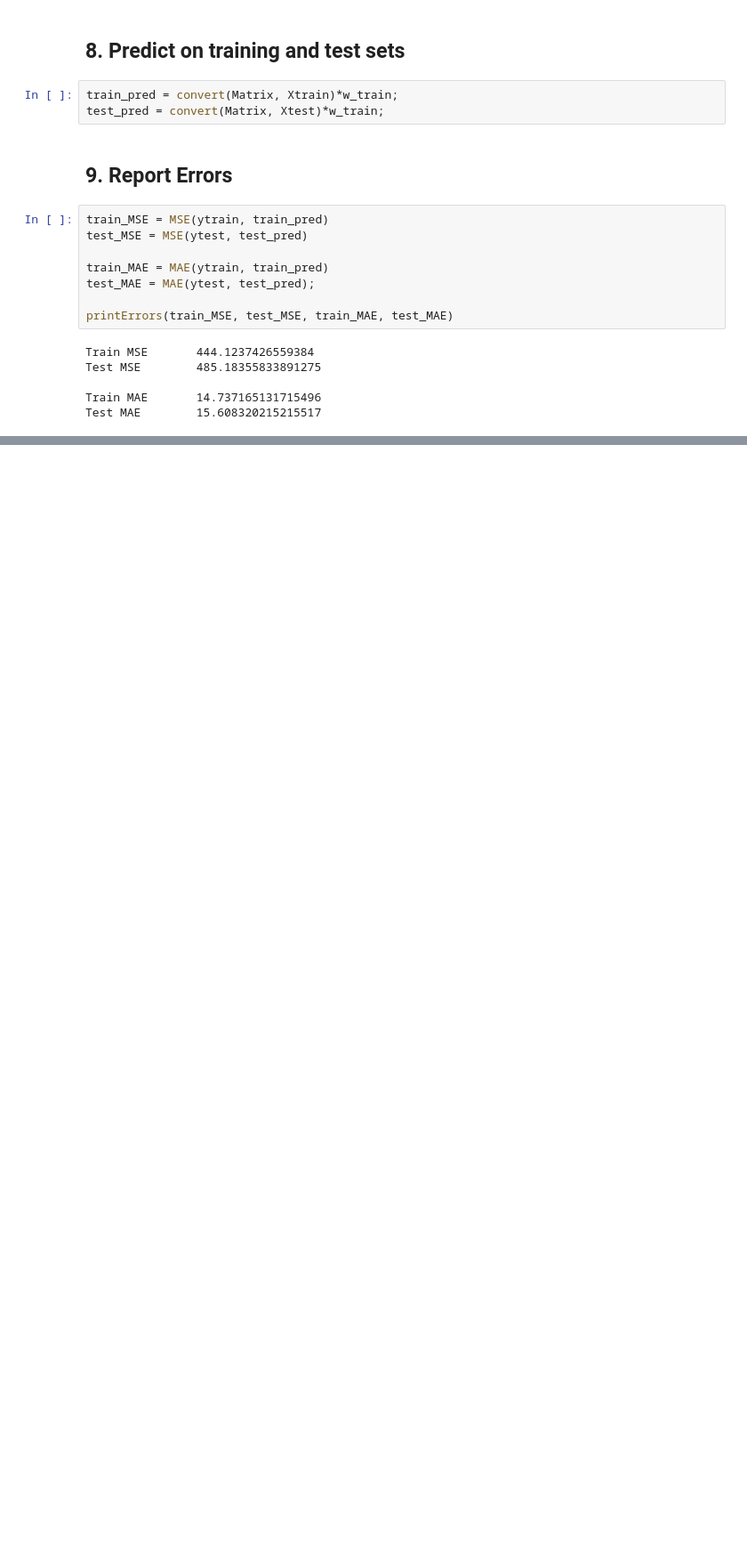
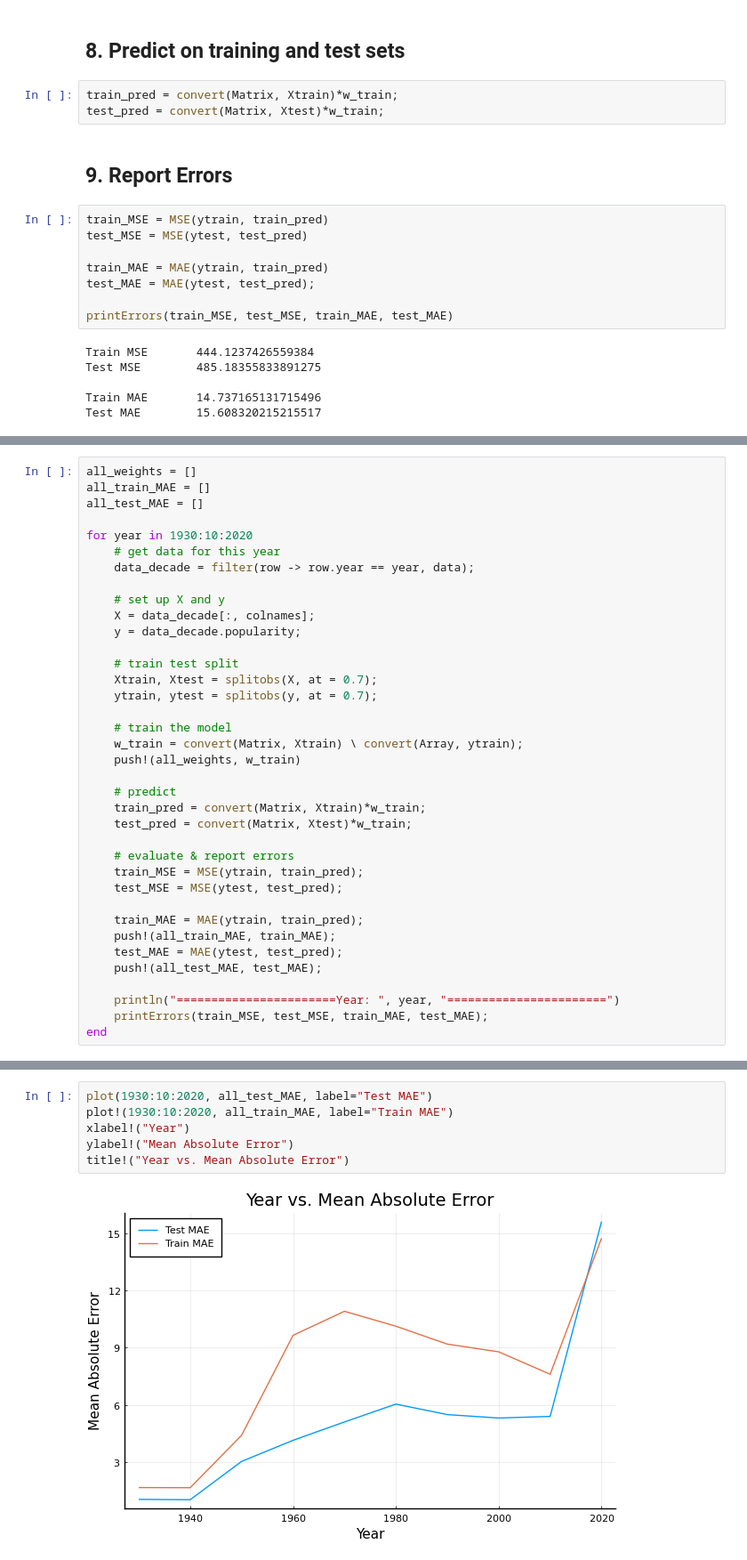
Before and after one commit to meganyin13/SpotifyProject, a Jupyter notebook: LinearModels.ipynb, the cells around one changed output, grey strips where cells are left out. Shown at 89% size. Saved outputs shown, nothing was run; the diff lists cells and outputs as text; blank space fills up the shorter version.

Commit message:
Some graphs for Linear Models training
* weight graphs
* training error vs year graphs
* tried and failed at some one hot encoding

```diff
--- a/LinearModels.ipynb
+++ b/LinearModels.ipynb
@@ -104,0 +112,37 @@ Test MAE        15.608320215215517
+# %%
+all_weights = []
+all_train_MAE = []
+all_test_MAE = []
+
+for year in 1930:10:2020
+    # get data for this year
+    data_decade = filter(row -> row.year == year, data);
+
+    # set up X and y
+    X = data_decade[:, colnames];
+    y = data_decade.popularity;
+
+    # train test split
+    Xtrain, Xtest = splitobs(X, at = 0.7);
+    ytrain, ytest = splitobs(y, at = 0.7);
+
+    # train the model
+    w_train = convert(Matrix, Xtrain) \ convert(Array, ytrain);
+    push!(all_weights, w_train)
+
+    # predict
+    train_pred = convert(Matrix, Xtrain)*w_train;
+    test_pred = convert(Matrix, Xtest)*w_train;
+
+    # evaluate & report errors
+    train_MSE = MSE(ytrain, train_pred);
+    test_MSE = MSE(ytest, test_pred);
+
+    train_MAE = MAE(ytrain, train_pred);
+    push!(all_train_MAE, train_MAE);
+    test_MAE = MAE(ytest, test_pred);
+    push!(all_test_MAE, test_MAE);
+
+    println("=======================Year: ", year, "=======================")
+    printErrors(train_MSE, test_MSE, train_MAE, test_MAE);
+end
@@ -104,0 +167,8 @@ Test MAE        15.608320215215517
+# %%
+plot(1930:10:2020, all_test_MAE, label="Test MAE")
+plot!(1930:10:2020, all_train_MAE, label="Train MAE")
+xlabel!("Year")
+ylabel!("Mean Absolute Error")
+title!("Year vs. Mean Absolute Error")
+# %% [output]
+[figure, added]
```
Also changed, not shown: parts of 7 cells of this notebook, 1 other file.
